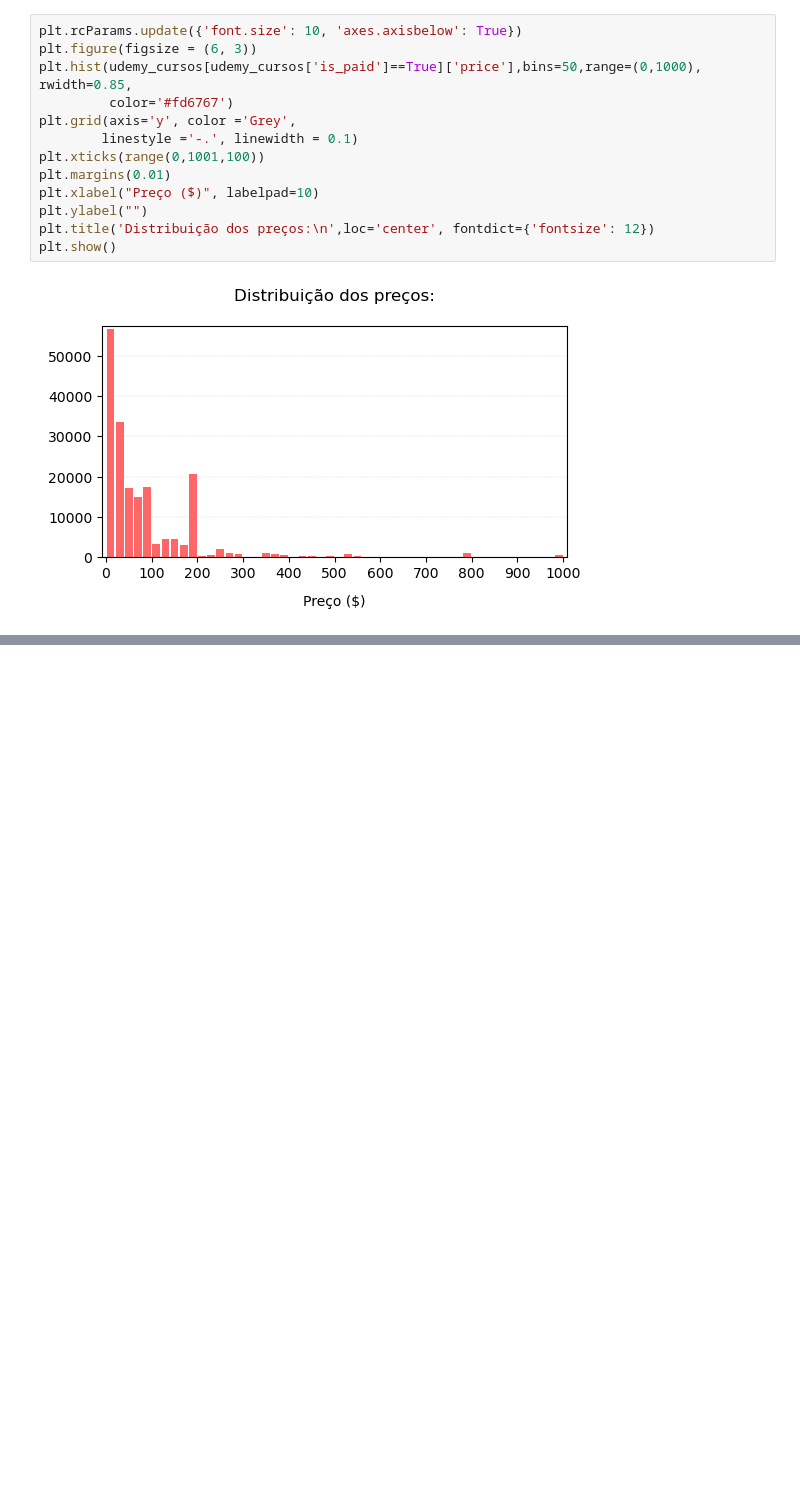
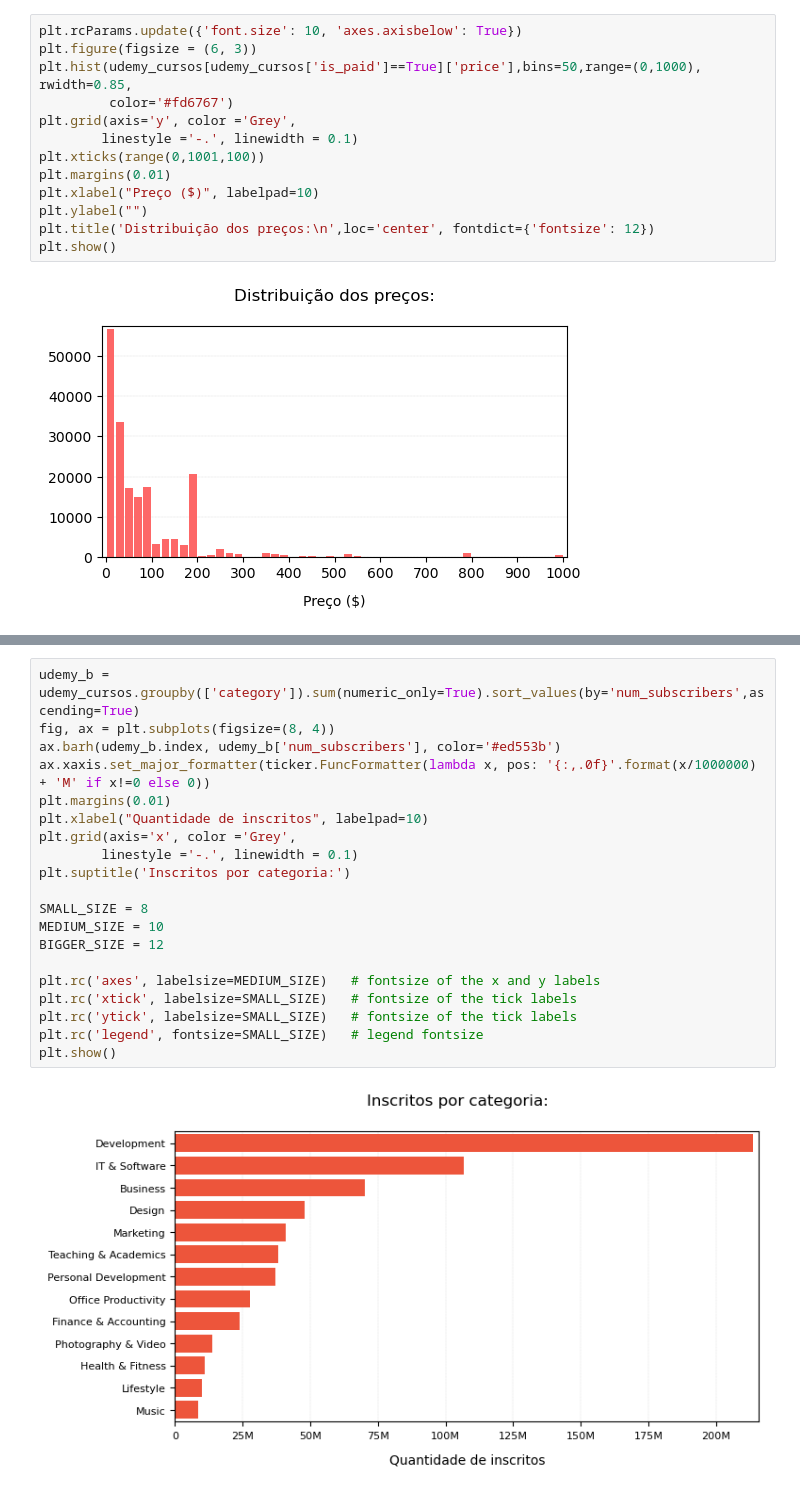
Before and after one commit to ismailymendes/mooc_udemy_coursera, a Jupyter notebook: mooc_udemy_coursera.ipynb, the cells around one changed output, grey strips where cells are left out. Drawn from its saved outputs; the diff is of its cells as text; blank space fills up the shorter version.

```diff
--- a/mooc_udemy_coursera.ipynb
+++ b/mooc_udemy_coursera.ipynb
@@ -236,0 +268,22 @@ plt.show()
+# %%
+udemy_b = udemy_cursos.groupby(['category']).sum(numeric_only=True).sort_values(by='num_subscribers',ascending=True)
+fig, ax = plt.subplots(figsize=(8, 4))
+ax.barh(udemy_b.index, udemy_b['num_subscribers'], color='#ed553b')
+ax.xaxis.set_major_formatter(ticker.FuncFormatter(lambda x, pos: '{:,.0f}'.format(x/1000000) + 'M' if x!=0 else 0))
+plt.margins(0.01)
+plt.xlabel("Quantidade de inscritos", labelpad=10)
+plt.grid(axis='x', color ='Grey',
+        linestyle ='-.', linewidth = 0.1)
+plt.suptitle('Inscritos por categoria:')
+
+SMALL_SIZE = 8
+MEDIUM_SIZE = 10
+BIGGER_SIZE = 12
+
+plt.rc('axes', labelsize=MEDIUM_SIZE)   # fontsize of the x and y labels
+plt.rc('xtick', labelsize=SMALL_SIZE)   # fontsize of the tick labels
+plt.rc('ytick', labelsize=SMALL_SIZE)   # fontsize of the tick labels
+plt.rc('legend', fontsize=SMALL_SIZE)   # legend fontsize
+plt.show()
+# %% [output]
+[figure, added]
```
Also changed, not shown: parts of 4 cells of this notebook.
